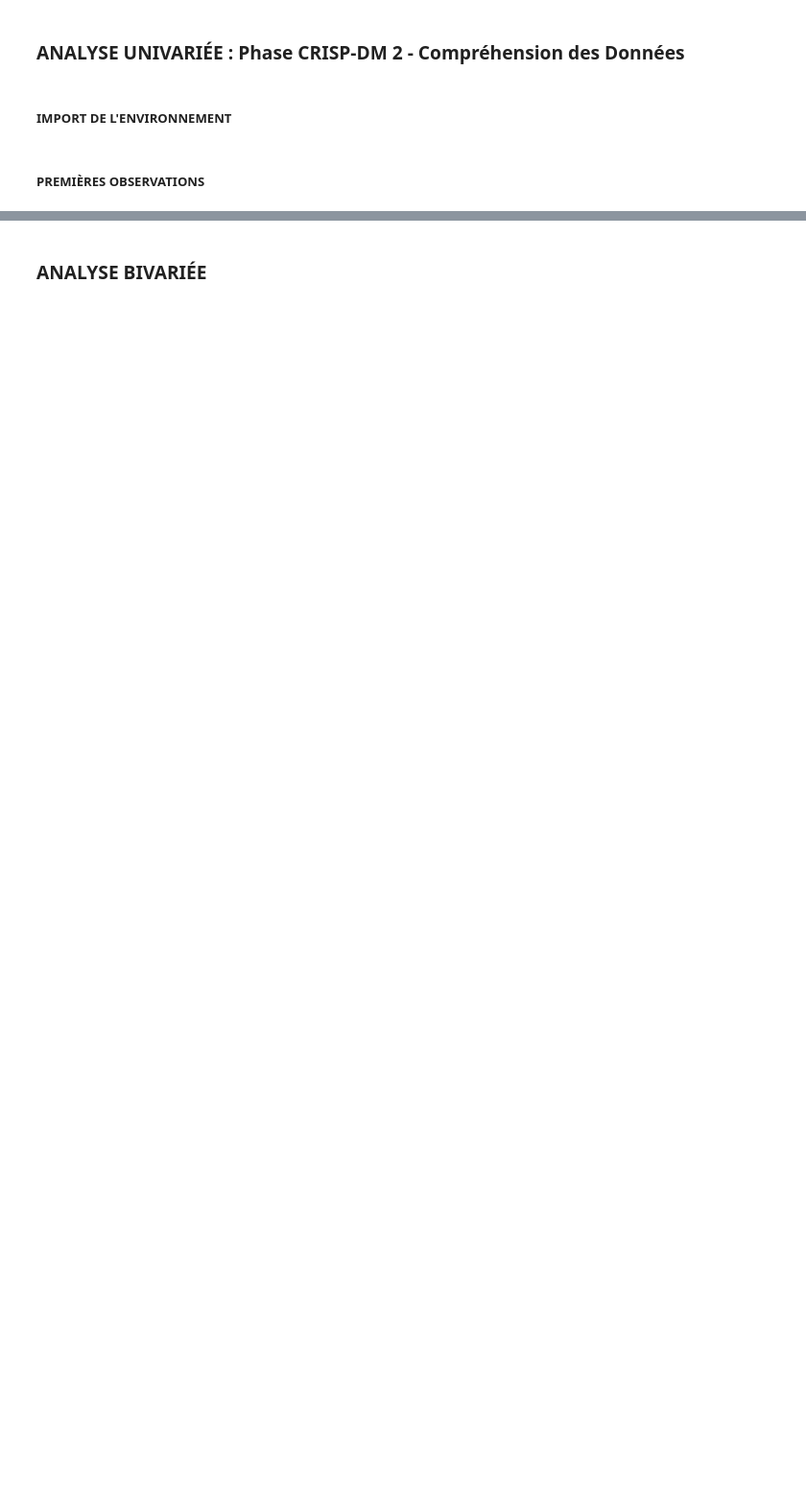
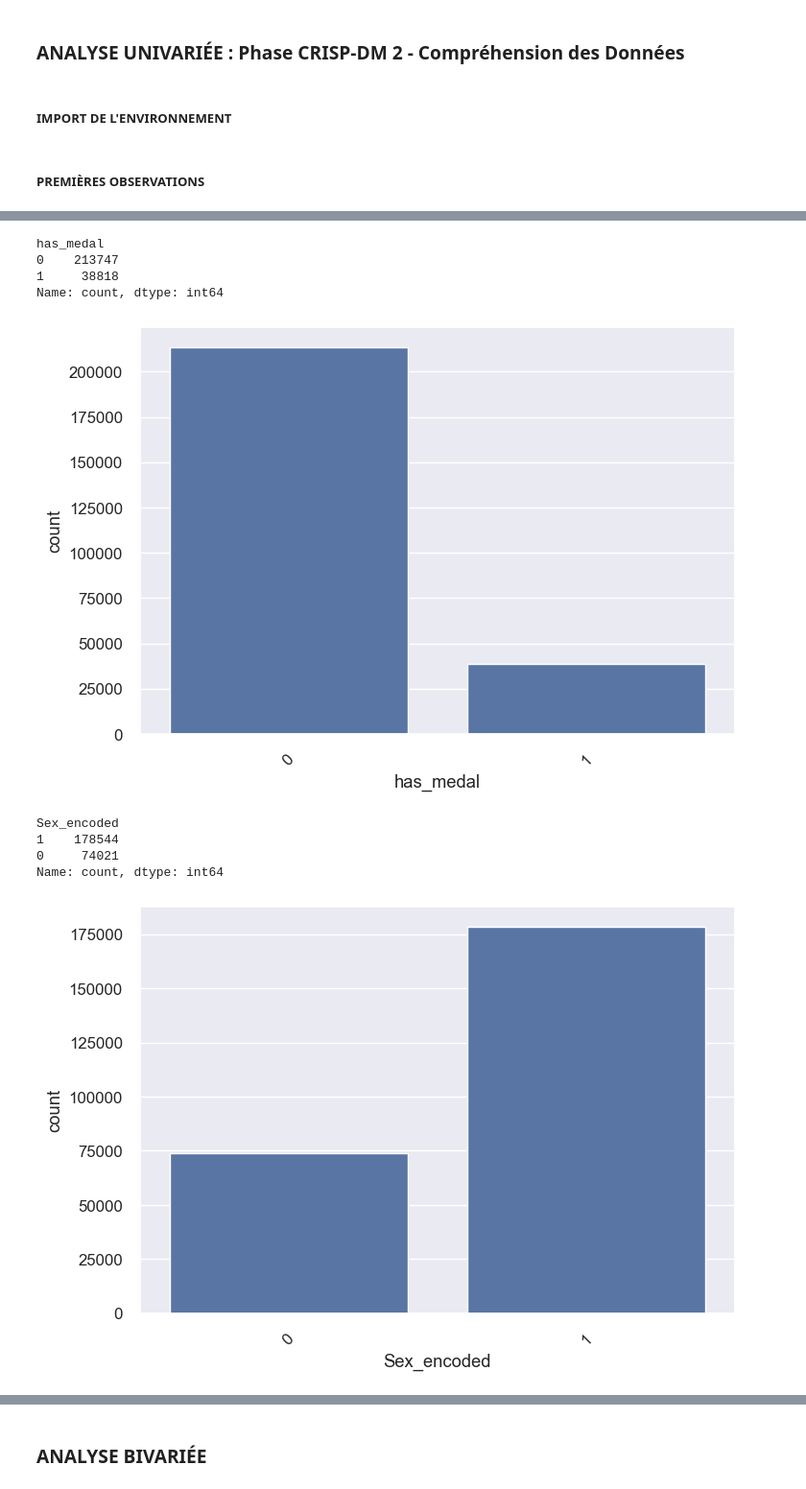
Before and after one commit to Mathmvl/jo-2028-storytelling, a Jupyter notebook: PORJET_FIL_ROUGE_MachineLearning_JO2028.ipynb, the cells around one changed output, grey strips where cells are left out. Shown at 96% size. Cells and saved outputs as stored; diff of their text form; code cells hidden in the pictures; blank space fills up the shorter version.

```diff
--- a/PORJET_FIL_ROUGE_MachineLearning_JO2028.ipynb
+++ b/PORJET_FIL_ROUGE_MachineLearning_JO2028.ipynb
@@ -519,0 +482,19 @@ plt.show()
+# %%
+num_cols = df[['has_medal', 'Sex_encoded', 'Medal_score', 'histo_athlete_years', 'particip_athlete', 'nb_team', 'medal_score_athlete_total', 'is_host_country', 'medal_score_athlete_total', 'nb_medal_athlete', 'recent_athlete' ]].columns
+
+for col in num_cols:
+    print(df[col].value_counts())
+    sns.countplot(data=df, x=col)
+    plt.xticks(rotation=45)
+    plt.show()
+# %% [output]
+has_medal
+0    213747
+1     38818
+Name: count, dtype: int64
+[figure, added]
+Sex_encoded
+1    178544
+0     74021
+Name: count, dtype: int64
+[figure, added]
```
Also changed, not shown: parts of 77 cells of this notebook.
